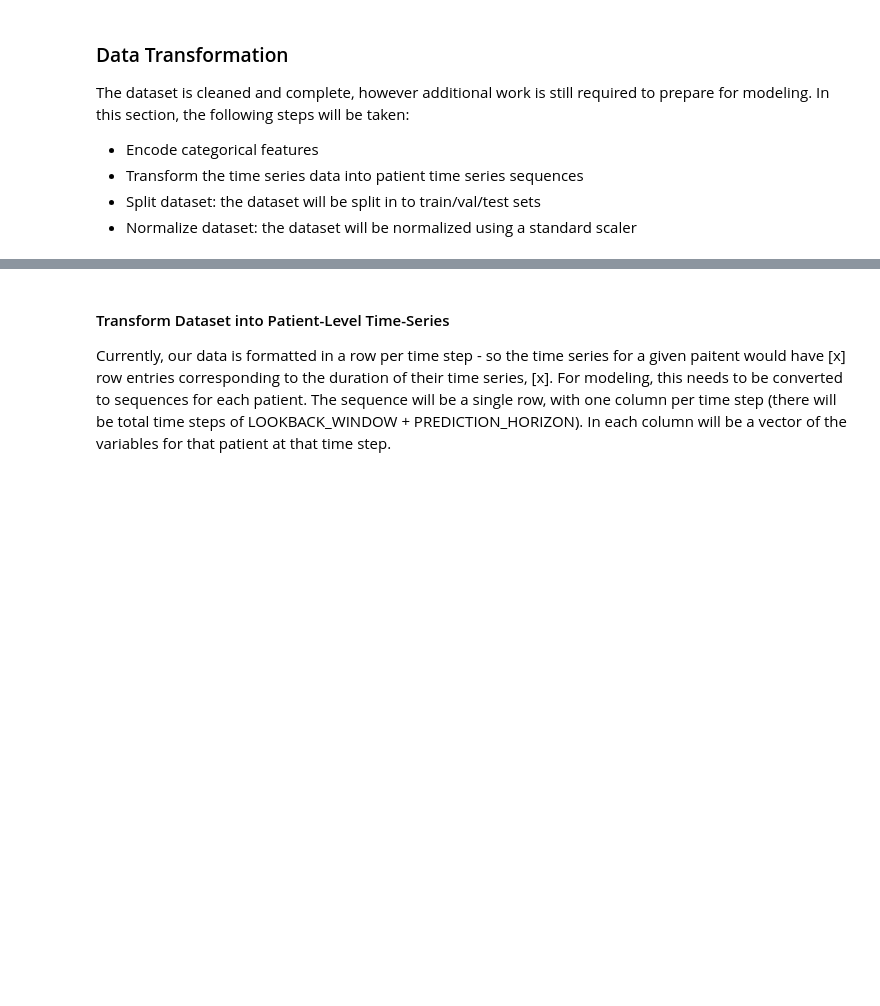
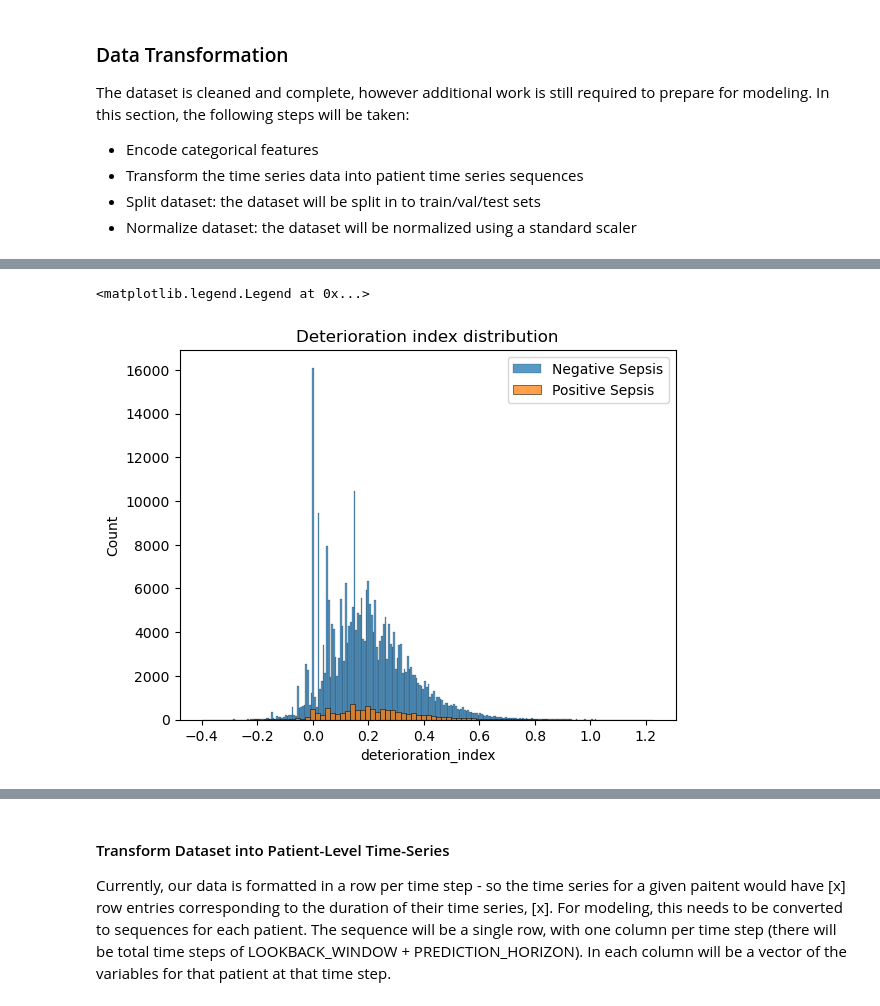
Before and after one commit to t4ai/early-sepsis-prediction, a Jupyter notebook: 3 - Feature Engineering and Data Prep.ipynb, the cells around one changed output, grey strips where cells are left out. Cells and saved outputs as stored; diff of their text form; code cells hidden in the pictures; blank space fills up the shorter version.

```diff
--- a/3 - Feature Engineering and Data Prep.ipynb
+++ b/3 - Feature Engineering and Data Prep.ipynb
@@ -171,2 +173,15 @@ sepsis_dataset_with_lags
+# %%
+# visualize the index
+sepsis_dataset_with_didx = sepsis_dataset_with_didx.rename(columns={"deterioration": "deterioration_index"})
+p_positive = sepsis_dataset_with_didx[sepsis_dataset_with_didx['sepsislabel'] == 1]
+p_negative = sepsis_dataset_with_didx[sepsis_dataset_with_didx['sepsislabel'] == 0]
+
+sns.histplot(data=p_negative['deterioration_index'], label='Negative Sepsis')
+sns.histplot(data=p_positive['deterioration_index'], label='Positive Sepsis')
+plt.title("Deterioration index distribution")
+plt.legend()
+# %% [output]
+<matplotlib.legend.Legend at 0x...>
+[figure, added]
 # %%
 # one hot encode the sex feature (M/F)
```
Also changed, not shown: parts of 25 cells of this notebook, 1 other file.
